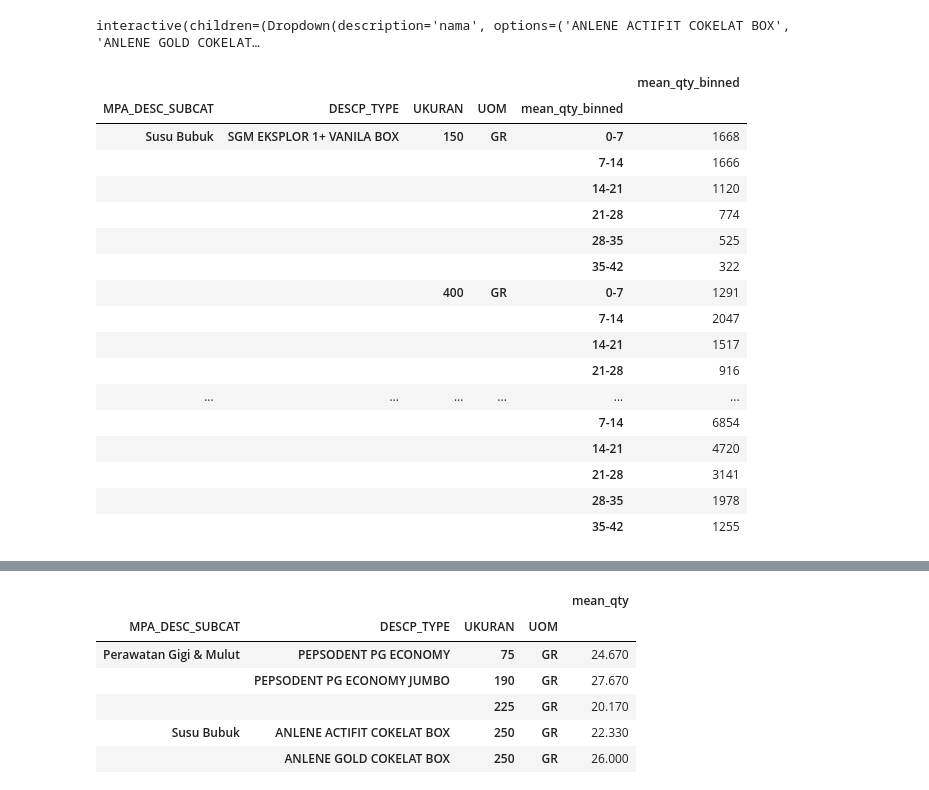
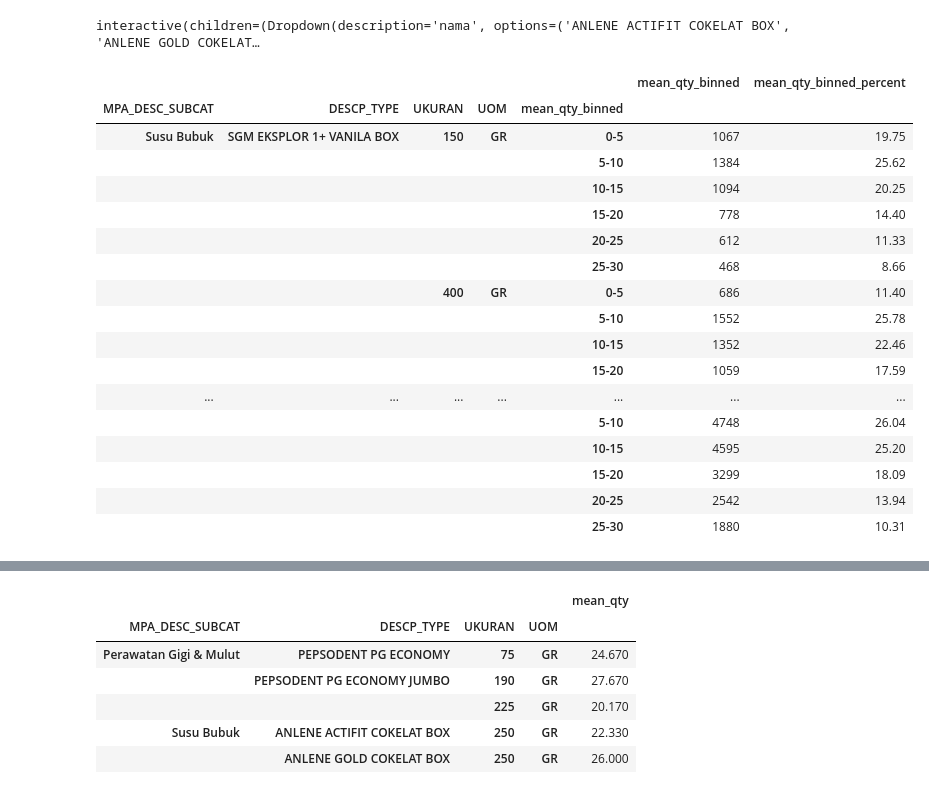
Before and after one commit to akhiyarwaladi/next_order_date, a Jupyter notebook: diff_between_order.ipynb, the cells around one changed output, grey strips where cells are left out. Saved outputs shown, nothing was run; the diff lists cells and outputs as text; code cells hidden in the pictures.

```diff
--- a/diff_between_order.ipynb
+++ b/diff_between_order.ipynb
@@ -539,30 +539,34 @@ def show_articles_more_than(nama = sorted(list(train_descp['DESCP_TYPE'].unique(
 # %% [output]
 interactive(children=(Dropdown(description='nama', options=('ANLENE ACTIFIT COKELAT BOX', 'ANLENE GOLD COKELAT…
 # %%
-bins = [0, 7, 14, 21, 28, 35, 42]
-labels = ['0-7','7-14','14-21','21-28','28-35','35-42']
+bins = [0, 5, 10, 15, 20, 25, 30]
+# labels = ['0-7','7-14','14-21','21-28','28-35','35-42']
+labels = [str(bins[i]) + '-' + str(bins[i+1]) for i in range(len(bins)-1)]
 train_descp['mean_qty_binned'] = pd.cut(train_descp['mean_qty'], bins=bins, labels=labels, include_lowest=True)
 # %%
 train_descp_select1 = train_descp[train_descp['DESCP'].str.startswith('SGM EKSPLOR 1+ VANILA')]
-train_descp_select1.groupby(['MPA_DESC_SUBCAT','DESCP_TYPE','UKURAN','UOM','mean_qty_binned']).agg({'mean_qty_binned':'size'})
+gr = train_descp_select1.groupby(['MPA_DESC_SUBCAT','DESCP_TYPE','UKURAN','UOM','mean_qty_binned'])\
+                        .agg({'mean_qty_binned':'size'})
+gr['mean_qty_binned_percent'] = round((gr / gr.groupby(level=2).sum()) * 100, 2)
+gr
 # %% [output]
-|  |  |  |  |  | mean_qty_binned |
-| MPA_DESC_SUBCAT | DESCP_TYPE | UKURAN | UOM | mean_qty_binned |  |
-| Susu Bubuk | SGM EKSPLOR 1+ VANILA BOX | 150 | GR | 0-7 | 1668 |
-|  |  |  |  | 7-14 | 1666 |
-|  |  |  |  | 14-21 | 1120 |
-|  |  |  |  | 21-28 | 774 |
-|  |  |  |  | 28-35 | 525 |
-|  |  |  |  | 35-42 | 322 |
-|  |  | 400 | GR | 0-7 | 1291 |
-|  |  |  |  | 7-14 | 2047 |
-|  |  |  |  | 14-21 | 1517 |
-|  |  |  |  | 21-28 | 916 |
-| ... | ... | ... | ... | ... | ... |
-|  |  |  |  | 7-14 | 6854 |
-|  |  |  |  | 14-21 | 4720 |
-|  |  |  |  | 21-28 | 3141 |
-|  |  |  |  | 28-35 | 1978 |
-|  |  |  |  | 35-42 | 1255 |
+|  |  |  |  |  | mean_qty_binned | mean_qty_binned_percent |
+| MPA_DESC_SUBCAT | DESCP_TYPE | UKURAN | UOM | mean_qty_binned |  |  |
+| Susu Bubuk | SGM EKSPLOR 1+ VANILA BOX | 150 | GR | 0-5 | 1067 | 19.75 |
+|  |  |  |  | 5-10 | 1384 | 25.62 |
+|  |  |  |  | 10-15 | 1094 | 20.25 |
+|  |  |  |  | 15-20 | 778 | 14.40 |
+|  |  |  |  | 20-25 | 612 | 11.33 |
+|  |  |  |  | 25-30 | 468 | 8.66 |
+|  |  | 400 | GR | 0-5 | 686 | 11.40 |
+|  |  |  |  | 5-10 | 1552 | 25.78 |
+|  |  |  |  | 10-15 | 1352 | 22.46 |
+|  |  |  |  | 15-20 | 1059 | 17.59 |
+| ... | ... | ... | ... | ... | ... | ... |
+|  |  |  |  | 5-10 | 4748 | 26.04 |
+|  |  |  |  | 10-15 | 4595 | 25.20 |
+|  |  |  |  | 15-20 | 3299 | 18.09 |
+|  |  |  |  | 20-25 | 2542 | 13.94 |
+|  |  |  |  | 25-30 | 1880 | 10.31 |
 # %%
 train_descp_select1 = train_descp[train_descp['DESCP'].str.startswith('SGM EKSPLOR 1+ MADU')]
```
Also changed, not shown: parts of 2 cells of this notebook.
